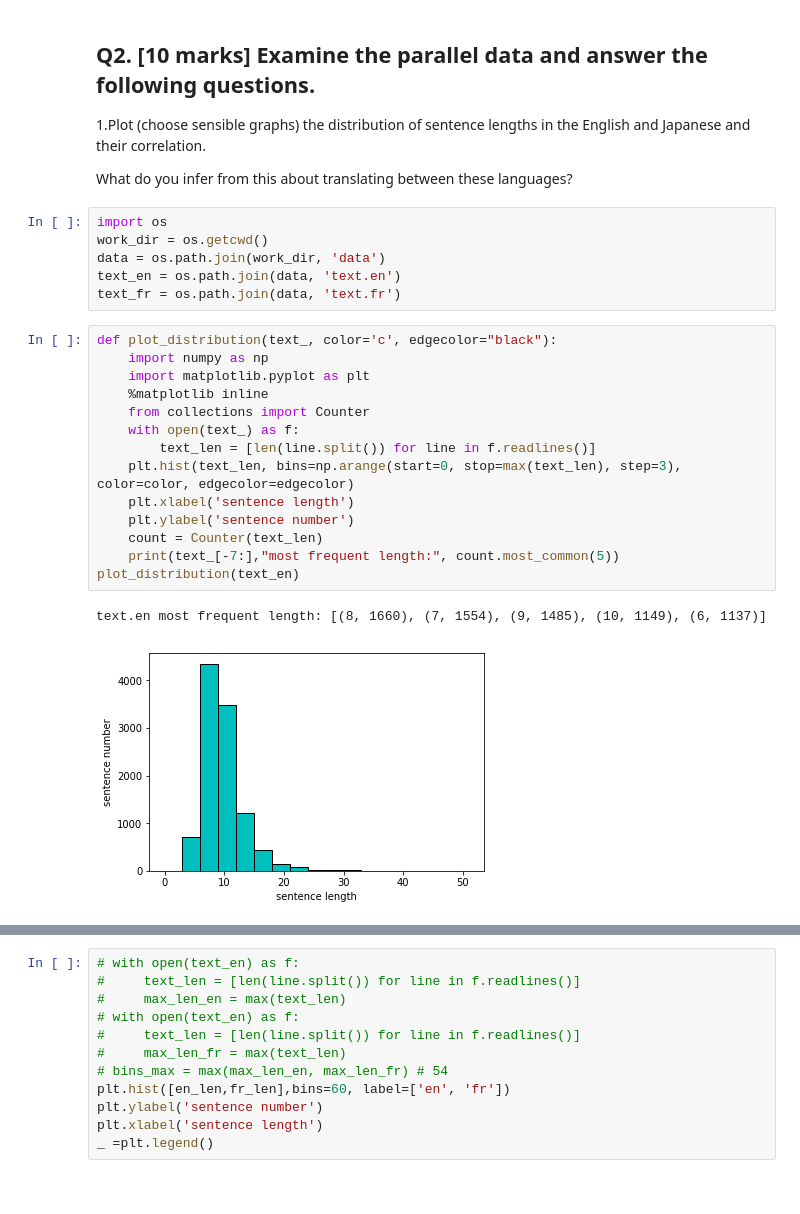
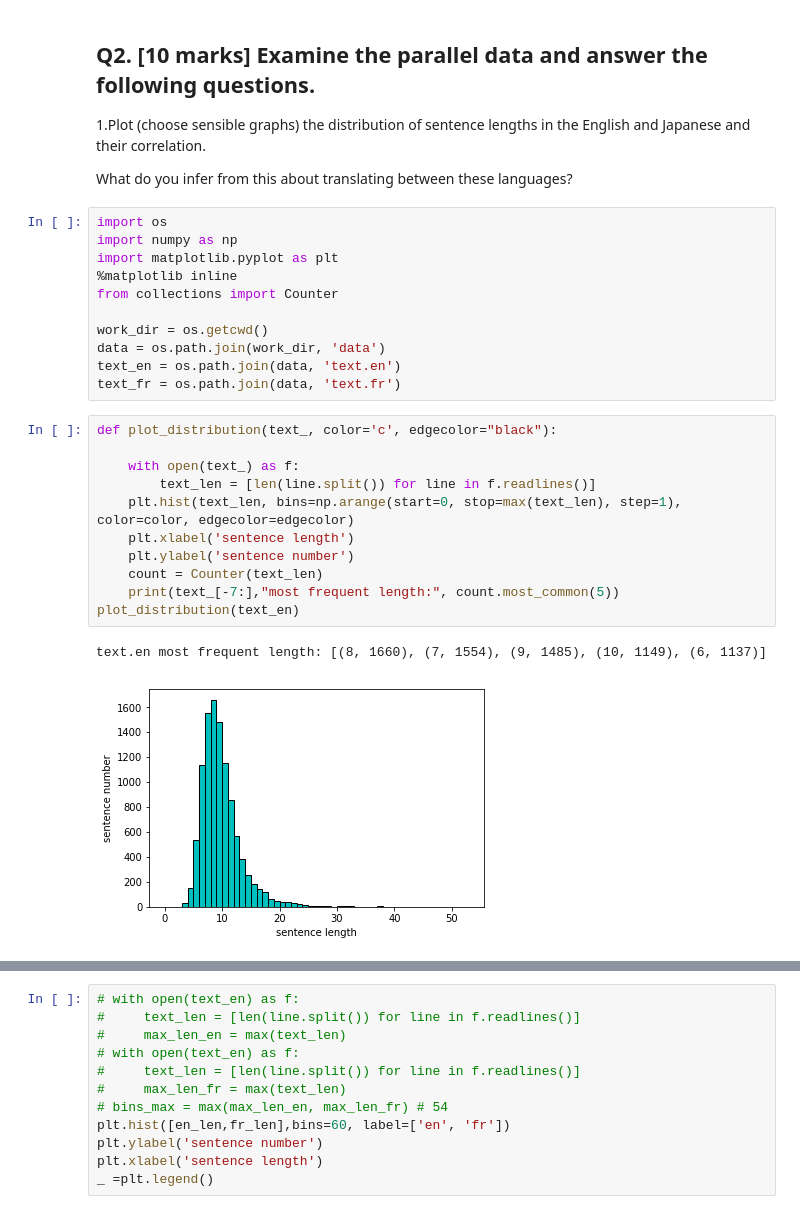
Before and after one commit to cyk1337/MT, a Jupyter notebook: NMT CW.ipynb, the cells around one changed output, grey strips where cells are left out. Drawn from its saved outputs; the diff is of its cells as text.

```diff
--- a/NMT CW.ipynb
+++ b/NMT CW.ipynb
@@ -8,27 +8,29 @@ Q2. [10 marks] Examine the parallel data and answer the following questions.
 What do you infer from this about translating between these languages?
 # %%
 import os
+import numpy as np
+import matplotlib.pyplot as plt
+%matplotlib inline
+from collections import Counter
+
 work_dir = os.getcwd()
 data = os.path.join(work_dir, 'data')
 text_en = os.path.join(data, 'text.en')
 text_fr = os.path.join(data, 'text.fr')
 # %%
 def plot_distribution(text_, color='c', edgecolor="black"):
-    import numpy as np
-    import matplotlib.pyplot as plt
-    %matplotlib inline
-    from collections import Counter
+
     with open(text_) as f:
         text_len = [len(line.split()) for line in f.readlines()]
-    plt.hist(text_len, bins=np.arange(start=0, stop=max(text_len), step=3), color=color, edgecolor=edgecolor)
+    plt.hist(text_len, bins=np.arange(start=0, stop=max(text_len), step=1), color=color, edgecolor=edgecolor)
     plt.xlabel('sentence length')
     plt.ylabel('sentence number')
     count = Counter(text_len)
     print(text_[-7:],"most frequent length:", count.most_common(5))
 plot_distribution(text_en)
 # %% [output]
 text.en most frequent length: [(8, 1660), (7, 1554), (9, 1485), (10, 1149), (6, 1137)]
-[figure, old version]
+[figure, new version]
 # %%
 plot_distribution(text_fr, 'r', 'g')
 # %% [output]
```
Also changed, not shown: parts of 2 cells of this notebook, 2 other files.
